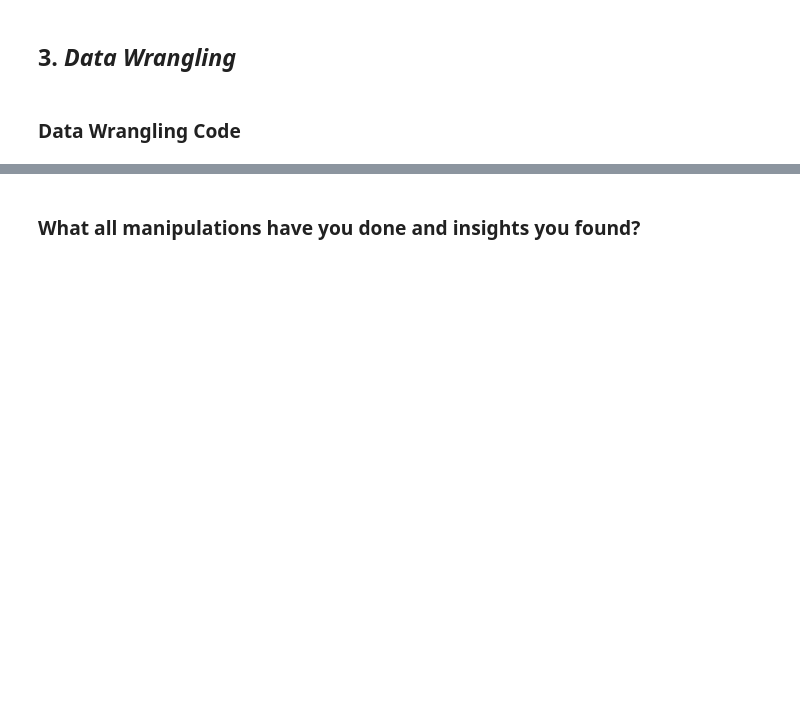
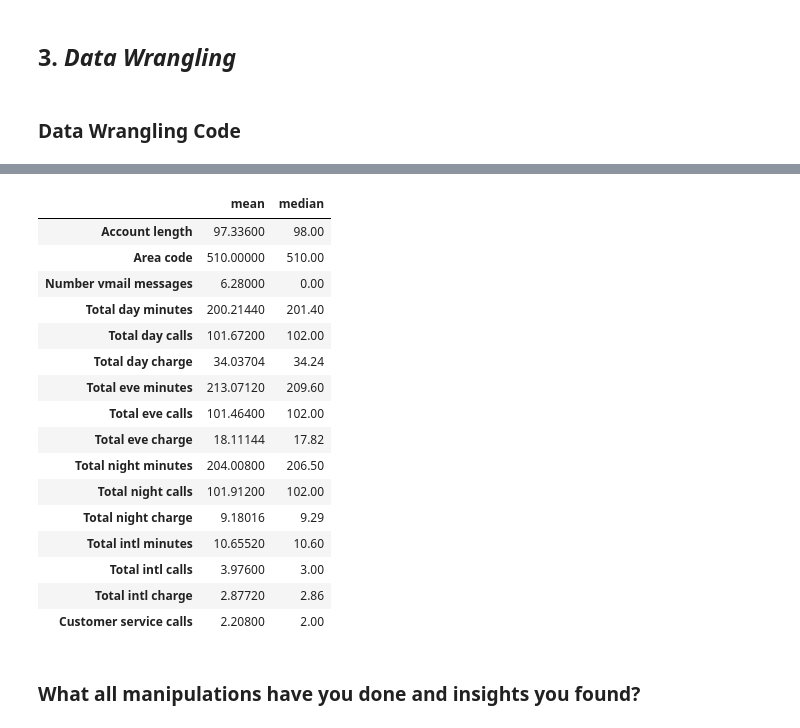
Before and after one commit to CoderSumanesh/Telecom_Churn_Analysis, a Jupyter notebook: Copy_of_Sample_EDA_Submission_Template.ipynb, the cells around one changed output, grey strips where cells are left out. Saved outputs shown, nothing was run; the diff lists cells and outputs as text; code cells hidden in the pictures; blank space fills up the shorter version.

```diff
--- a/Copy_of_Sample_EDA_Submission_Template.ipynb
+++ b/Copy_of_Sample_EDA_Submission_Template.ipynb
@@ -321,3 +445,24 @@ No. of unique values in  Churn is 2 .
+# %%
+# Getting  value of Mean Median for area code 510 using the above function
+telecom_df_mean_median(telecom_df=telecom_df,areacode=510)
+# %% [output]
+|  | mean | median |
+| Account length | 97.33600 | 98.00 |
+| Area code | 510.00000 | 510.00 |
+| Number vmail messages | 6.28000 | 0.00 |
+| Total day minutes | 200.21440 | 201.40 |
+| Total day calls | 101.67200 | 102.00 |
+| Total day charge | 34.03704 | 34.24 |
+| Total eve minutes | 213.07120 | 209.60 |
+| Total eve calls | 101.46400 | 102.00 |
+| Total eve charge | 18.11144 | 17.82 |
+| Total night minutes | 204.00800 | 206.50 |
+| Total night calls | 101.91200 | 102.00 |
+| Total night charge | 9.18016 | 9.29 |
+| Total intl minutes | 10.65520 | 10.60 |
+| Total intl calls | 3.97600 | 3.00 |
+| Total intl charge | 2.87720 | 2.86 |
+| Customer service calls | 2.20800 | 2.00 |
 # %% [markdown]
 ### What all manipulations have you done and insights you found?
 # %% [markdown]
```
Also changed, not shown: parts of 10 cells of this notebook.
